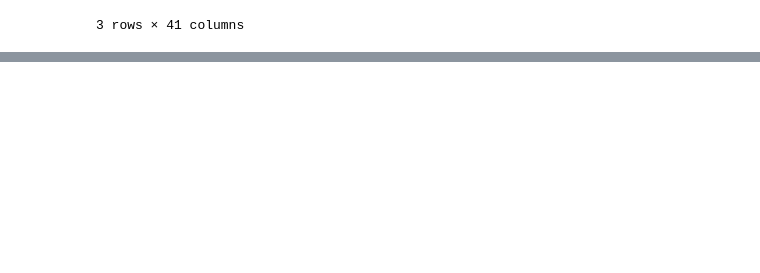
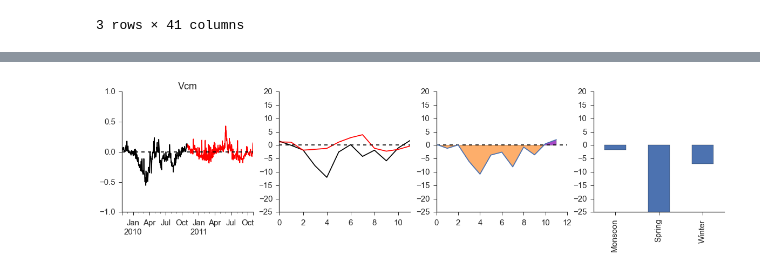
Before and after one commit to djkrofch/DinkeyCreek, a Jupyter notebook: NMEG_DroughtPlots.ipynb, the cells around one changed output, grey strips where cells are left out. Drawn from its saved outputs; the diff is of its cells as text; code cells hidden in the pictures; blank space fills up the shorter version.

```diff
--- a/NMEG_DroughtPlots.ipynb
+++ b/NMEG_DroughtPlots.ipynb
@@ -520,0 +698,42 @@ Vcm
+# %%
+f, (ax1, ax2, ax3, ax4) = plt.subplots(1,4, figsize = (20, 4))
+
+wetSum = wetYear.groupby(['HY','hydMonth']).sum().reset_index()
+wetSumSeas = wetYear.groupby(['Season']).sum().reset_index()
+
+drySum = dryYear.groupby(['HY','hydMonth']).sum().reset_index()
+drySumSeas = dryYear.groupby(['Season']).sum().reset_index()
+
+wetYear.weightedFC.plot(ax = ax1, c = 'k')
+dryYear.weightedFC.plot(ax = ax1, c = 'red')
+wetSum.weightedFC.plot(ax = ax2, c = 'k')
+drySum.weightedFC.plot(ax = ax2, c = 'red')
+ax1.axhline(y=0, color = 'k', linestyle = '--')
+ax2.axhline(y=0, color = 'k', linestyle = '--')
+ax3.axhline(y=0, color = 'k', linestyle = '--')
+y2 = (wetSum.weightedFC - drySum.weightedFC)
+
+y1 = wetMonths.Zero
+ax3.fill_between(np.arange(0,12,1), y1, y2,
+                 where= y2 <= y1, facecolor='#fdae6b', interpolate=True)
+ax3.fill_between(np.arange(0,12,1), y1, y2,
+                 where= y2 >= y1, facecolor='#a74ac7', interpolate=True)
+
+diffs = wetSumSeas.weightedFC - drySumSeas.weightedFC
+diffs.plot(x = 'Season', kind = 'bar', ax = ax4)
+ax4.set_xticklabels(['Monsoon','Spring','Winter'])
+ax3.plot(wetSum.weightedFC - drySum.weightedFC)
+
+#ax2.set_xticks([1,4,7,10])
+#ax2.set_xticklabels(['Jan','Apr','Jul','Oct'])
+ax1.set_title(site)
+
+#### Axes
+ax1.set_ylim([-1,1])
+ax2.set_ylim([-25,20])
+ax3.set_ylim([-25,20])
+ax4.set_ylim([-25,20])
+
+sns.despine()
+# %% [output]
+[figure, added]
```
Also changed, not shown: parts of 8 cells of this notebook.
